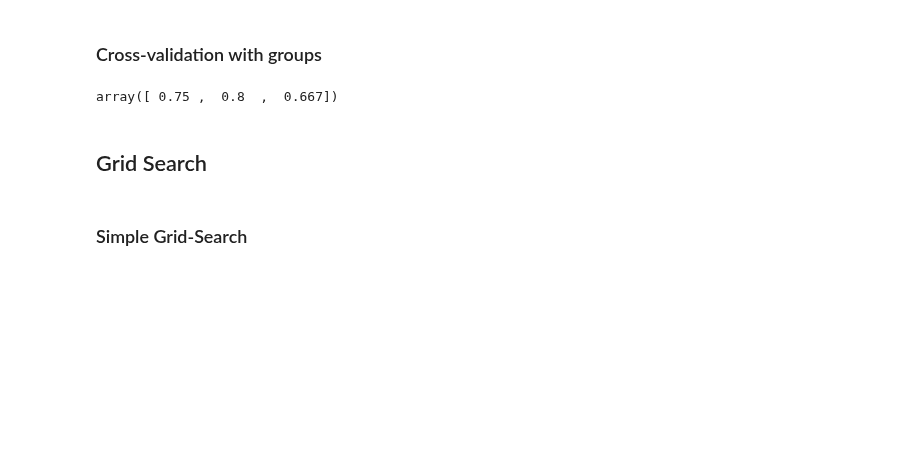
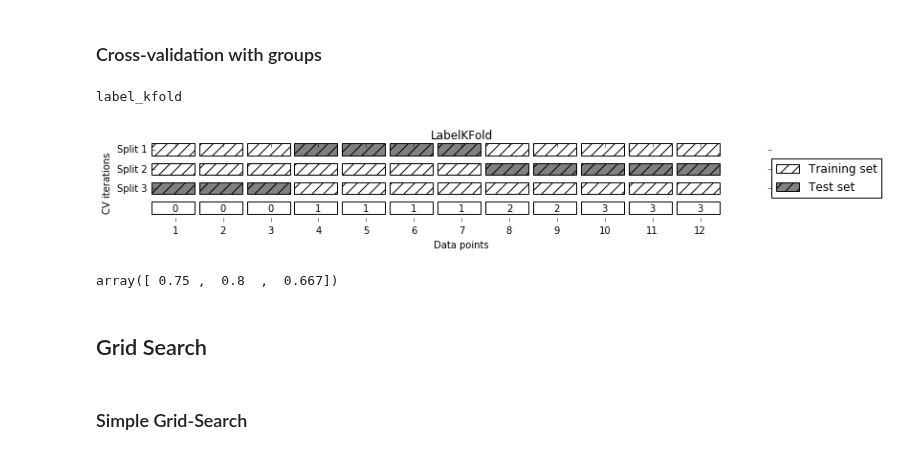
Before and after one commit to amueller/introduction_to_ml_with_python, a Jupyter notebook: 06-model-evaluation-and-improvement.ipynb, the cells around one changed output. Drawn from its saved outputs; the diff is of its cells as text; code cells hidden in the pictures; blank space fills up the shorter version.

```diff
--- a/06-model-evaluation-and-improvement.ipynb
+++ b/06-model-evaluation-and-improvement.ipynb
@@ -292,3 +116,9 @@ plt.close()
+# %%
+print("label_kfold")
+mglearn.plots.plot_label_kfold()
+# %% [output]
+label_kfold
+[figure, added]
 # %%
 from sklearn.model_selection import LabelKFold
 # create synthetic dataset
```
Also changed, not shown: parts of 30 cells of this notebook, 10 other files.
